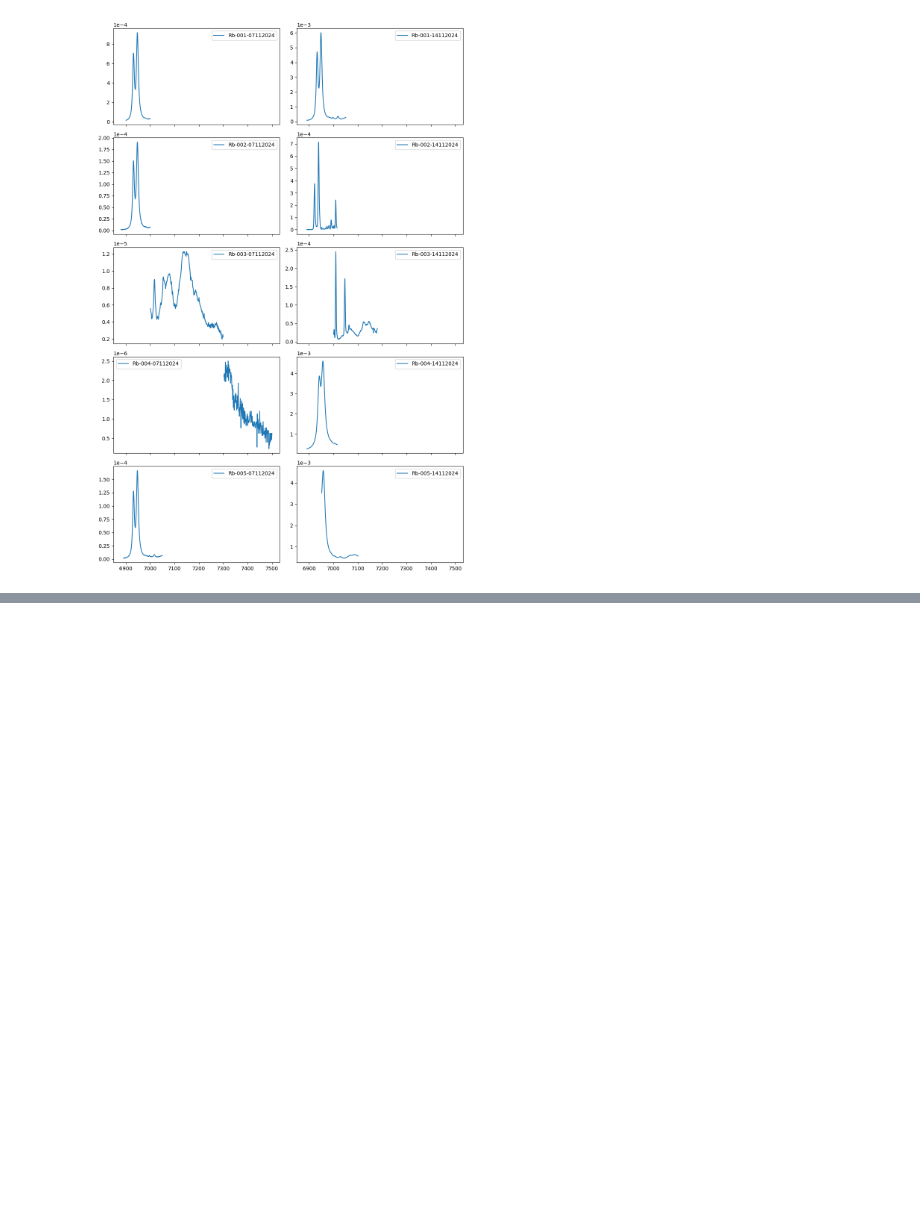
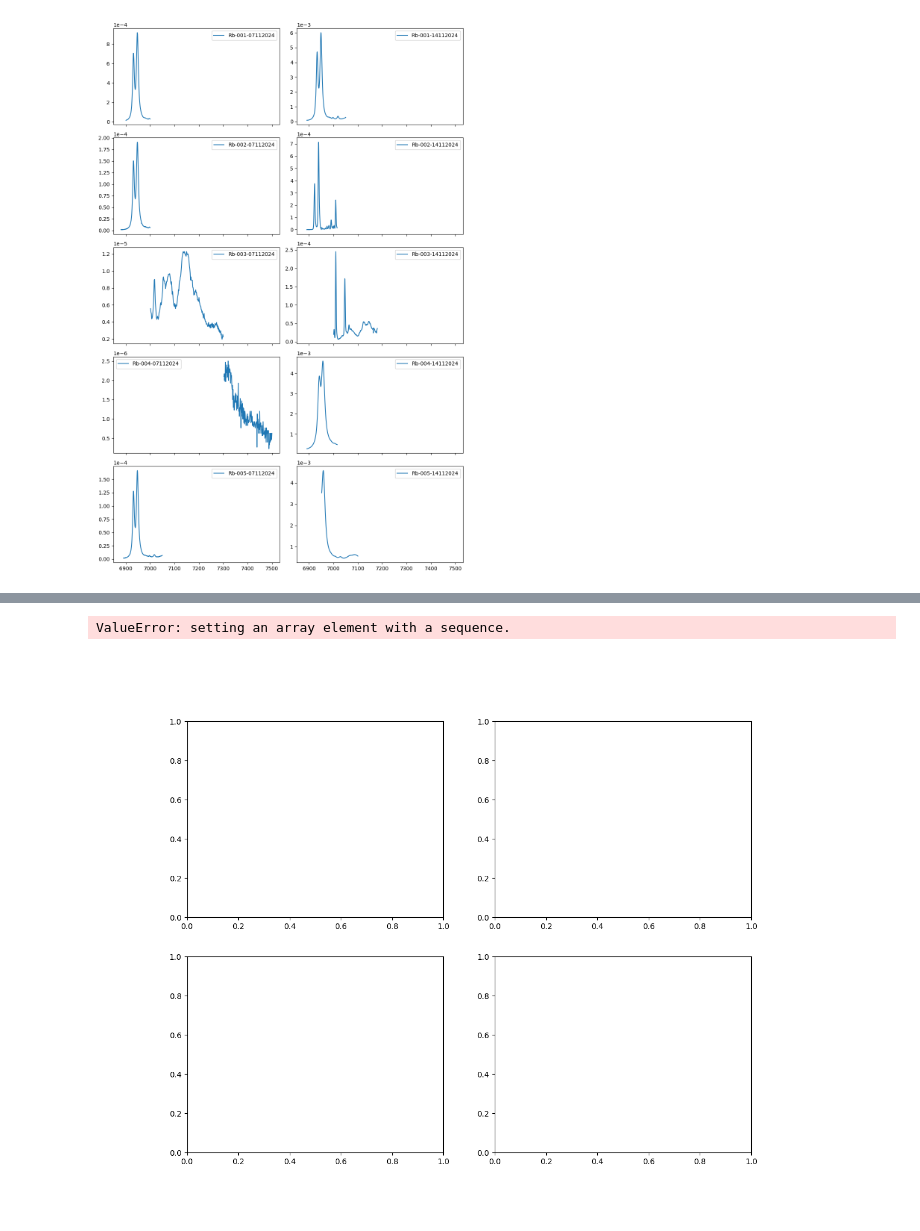
Before and after one commit to zar-hub/Lab_Materia_Condensata, a Jupyter notebook: SpettroRubino.ipynb, the cells around one changed output, grey strips where cells are left out. Cells and saved outputs as stored; diff of their text form; code cells hidden in the pictures; blank space fills up the shorter version.

```diff
--- a/SpettroRubino.ipynb
+++ b/SpettroRubino.ipynb
@@ -100,0 +146,27 @@ AppLayout(children=(Output(layout=Layout(grid_area='footer')), interactive(child
+# %%
+fig, axs = plt.subplots(2,2, figsize=(13, 10))
+# Fourier transform
+f = fftn(mean)
+
+print(f)
+
+
+axs[0,0].plot(ifft(f))
+axs[0,0].plot(mean,alpha=0.5)
+
+g = []
+for i in range(1, len(f) // 2 + 1):
+    if i % 2:
+        g.append(f[i])
+    else:
+        g.append(f[- (i + 1)])
+
+g = np.array(g)
+print(g)
+
+axs[0,1].scatter(g.real, g.imag, c=cm(np.linspace(0, 1, len(g))), s=np.linspace(20, 1, len(g)))
+axs[1,1].plot(g.real, label='real')
+axs[1,1].plot(g.imag, label='imag')
+# %% [output]
+ValueError: setting an array element with a sequence.
+[figure, added]
```
Also changed, not shown: parts of 2 cells of this notebook.
